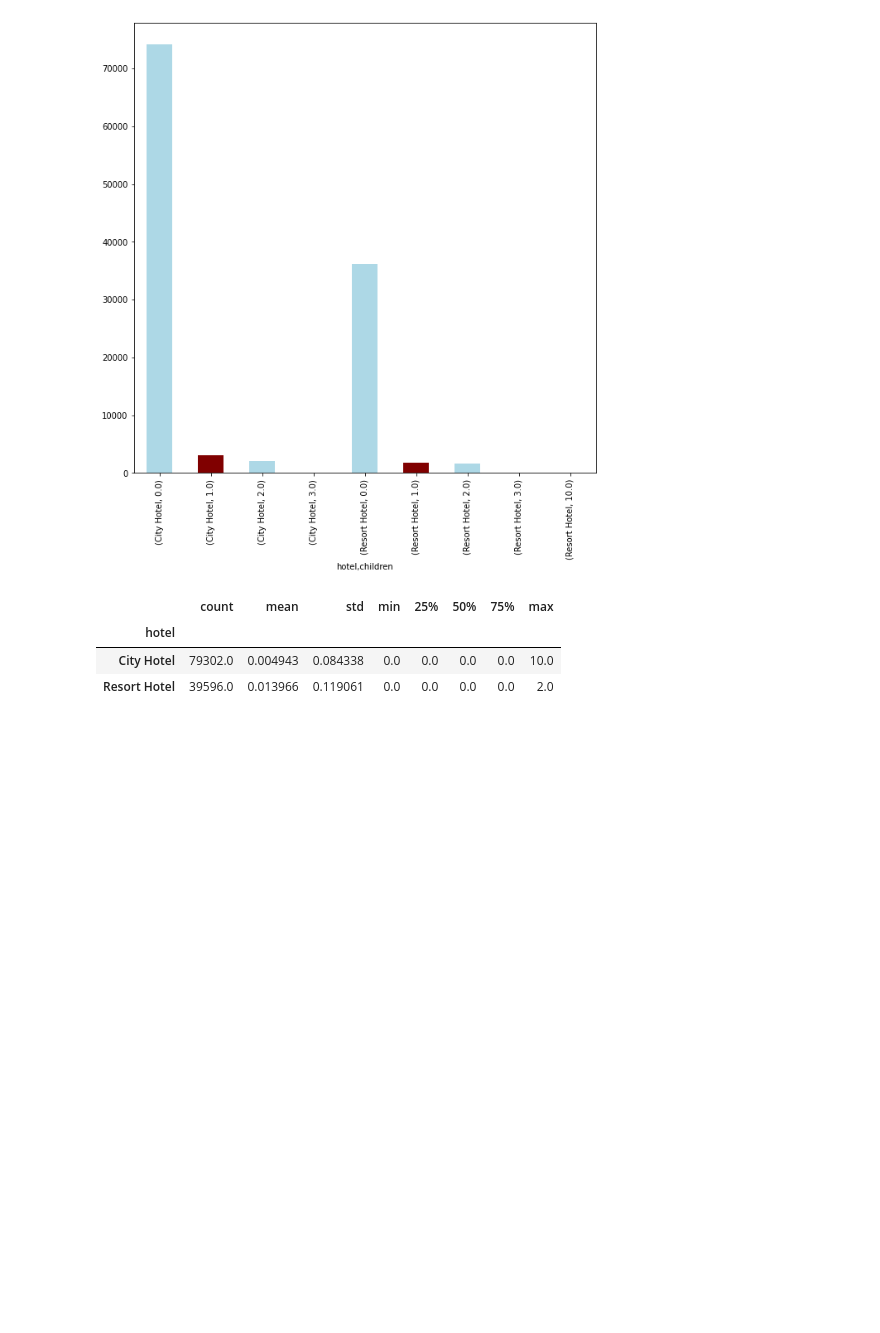
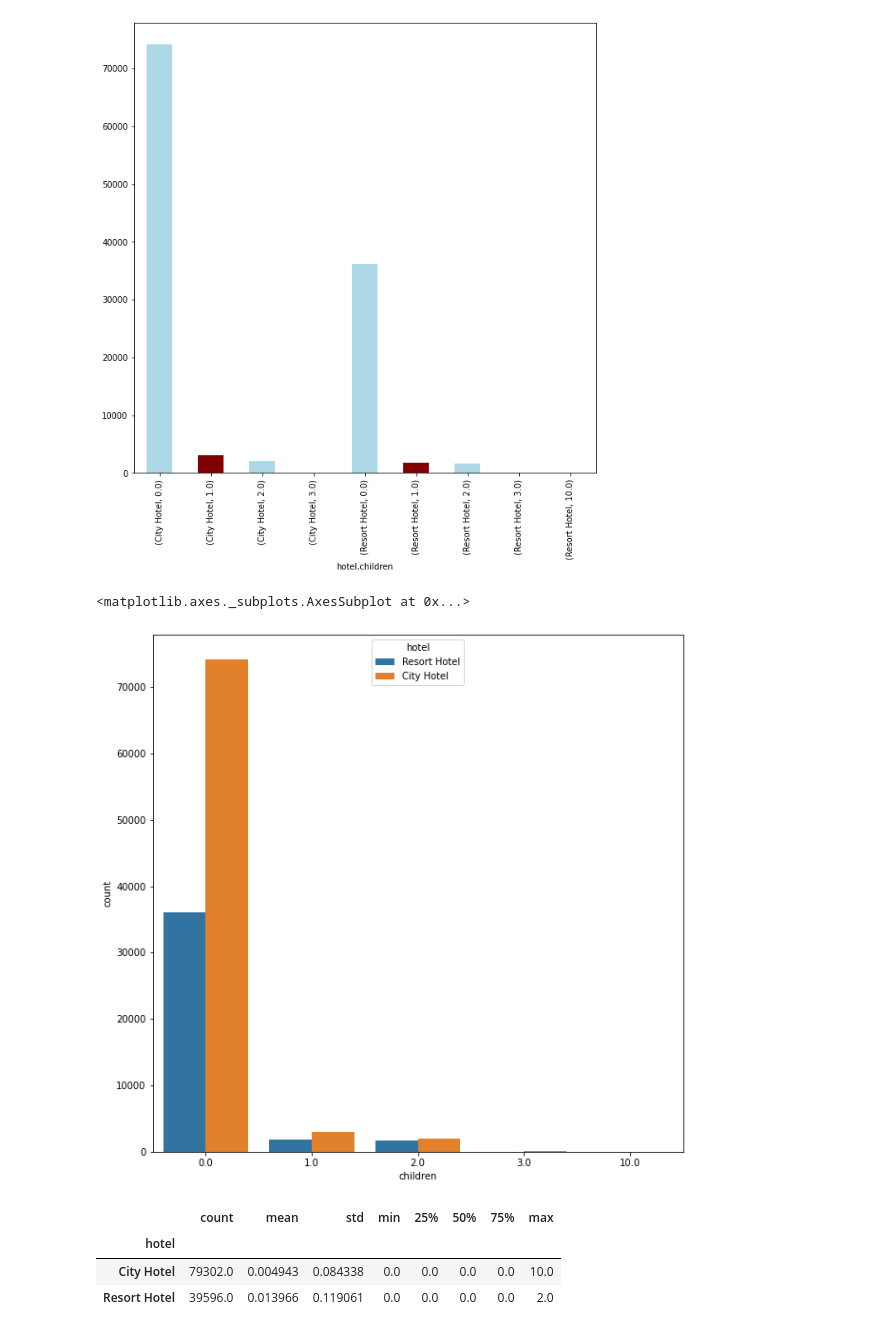
Before and after one commit to V-dit/EDA-hotel-booking-analysis, a Jupyter notebook: Hotel_Booking_Analysis_Capstone_Project.ipynb, the cells around one changed output. Cells and saved outputs as stored; diff of their text form; code cells hidden in the pictures; blank space fills up the shorter version.

```diff
--- a/Hotel_Booking_Analysis_Capstone_Project.ipynb
+++ b/Hotel_Booking_Analysis_Capstone_Project.ipynb
@@ -324,6 +333,13 @@ hotel_children.value_counts().plot(kind = 'bar', color = ['lightblue', 'maroon']
 # %% [output]
 <matplotlib.axes._subplots.AxesSubplot at 0x...>
 [figure]
+# %%
+list1 = ['hotel','children']
+a = df_nonull[list1]
+sns.countplot(data = a, x = 'children', hue = 'hotel')
+# %% [output]
+<matplotlib.axes._subplots.AxesSubplot at 0x...>
+[figure, added]
 # %%
 hotel_babies = df_nonull.groupby(['hotel'])['babies']
 hotel_babies.describe()
```
Also changed, not shown: parts of 2 cells of this notebook.
